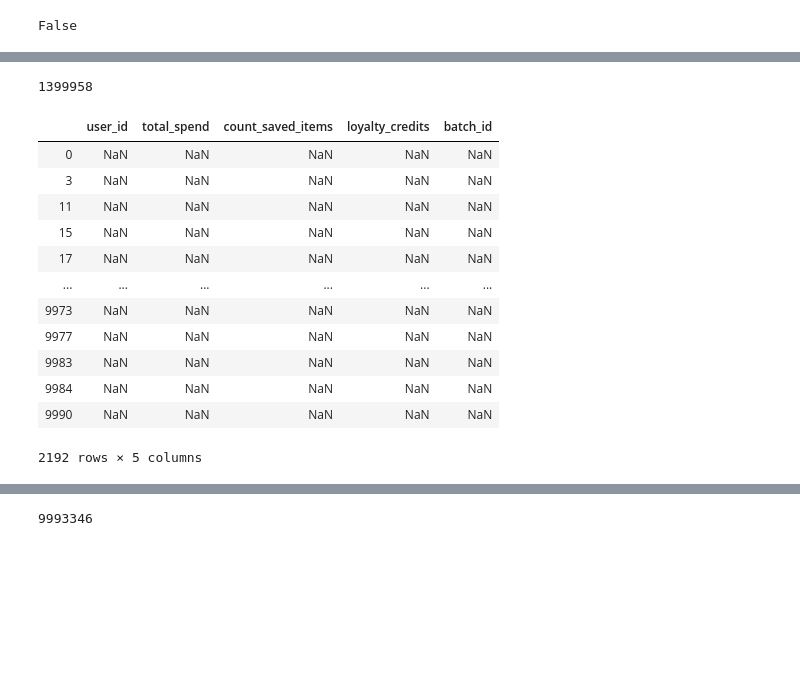
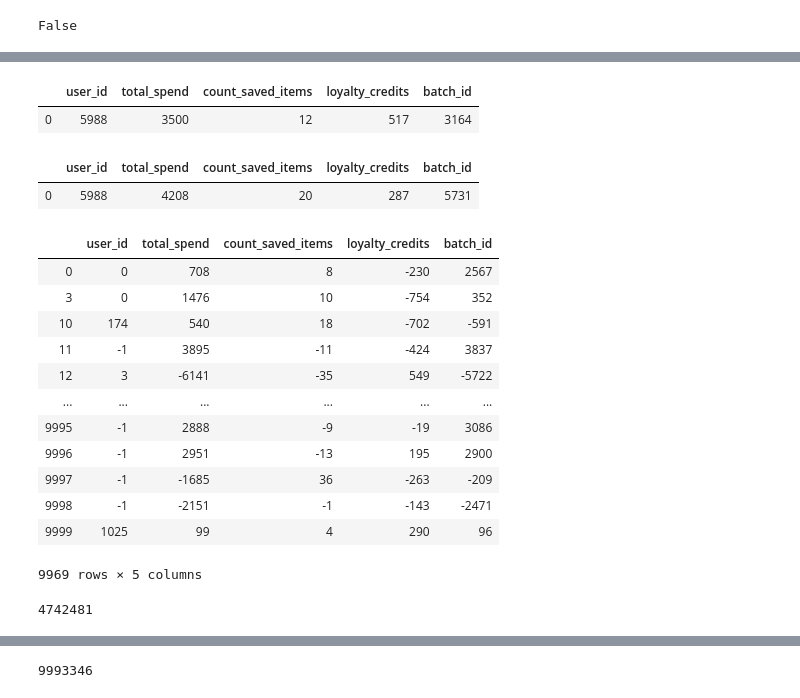
Before and after one commit to irenebratsis/Thinkful, a Jupyter notebook: Action IQ Take Home.ipynb, the cells around one changed output, grey strips where cells are left out. Saved outputs shown, nothing was run; the diff lists cells and outputs as text; code cells hidden in the pictures; blank space fills up the shorter version.

```diff
--- a/Action IQ Take Home.ipynb
+++ b/Action IQ Take Home.ipynb
@@ -135,25 +119,34 @@ difference = J_User_Summary[~AIQ_User_Summary['total_spend'].isin(J_User_Summary
-# %%
-difference_total = difference['total_spend'].sum()
-
-print (difference_total)
-# %% [output]
-1399958
 # %%
 df1 = J_User_Summary
 df2 = AIQ_User_Summary
-# %%
-df2[~df1['total_spend'].isin(df2['total_spend'])].dropna() - df1[~df2['total_spend'].isin(df1['total_spend'])].dropna()
-# %% [output]
-|  | user_id | total_spend | count_saved_items | loyalty_credits | batch_id |
-| 0 | NaN | NaN | NaN | NaN | NaN |
-| 3 | NaN | NaN | NaN | NaN | NaN |
-| 11 | NaN | NaN | NaN | NaN | NaN |
-| 15 | NaN | NaN | NaN | NaN | NaN |
-| 17 | NaN | NaN | NaN | NaN | NaN |
-| ... | ... | ... | ... | ... | ... |
-| 9973 | NaN | NaN | NaN | NaN | NaN |
-| 9977 | NaN | NaN | NaN | NaN | NaN |
-| 9983 | NaN | NaN | NaN | NaN | NaN |
-| 9984 | NaN | NaN | NaN | NaN | NaN |
-| 9990 | NaN | NaN | NaN | NaN | NaN |
-2192 rows × 5 columns
+# %%
+df2.head(1)
+# %% [output]
+|  | user_id | total_spend | count_saved_items | loyalty_credits | batch_id |
+| 0 | 5988 | 3500 | 12 | 517 | 3164 |
+# %%
+df1.head(1)
+# %% [output]
+|  | user_id | total_spend | count_saved_items | loyalty_credits | batch_id |
+| 0 | 5988 | 4208 | 20 | 287 | 5731 |
+# %%
+intersection = pd.merge(df1.reset_index(), df2.reset_index(), on=['index','total_spend'], how='inner')
+df1[~df1.index.isin(intersection['index'])] - df2[~df2.index.isin(intersection['index'])]
+# %% [output]
+|  | user_id | total_spend | count_saved_items | loyalty_credits | batch_id |
+| 0 | 0 | 708 | 8 | -230 | 2567 |
+| 3 | 0 | 1476 | 10 | -754 | 352 |
+| 10 | 174 | 540 | 18 | -702 | -591 |
+| 11 | -1 | 3895 | -11 | -424 | 3837 |
+| 12 | 3 | -6141 | -35 | 549 | -5722 |
+| ... | ... | ... | ... | ... | ... |
+| 9995 | -1 | 2888 | -9 | -19 | 3086 |
+| 9996 | -1 | 2951 | -13 | 195 | 2900 |
+| 9997 | -1 | -1685 | 36 | -263 | -209 |
+| 9998 | -1 | -2151 | -1 | -143 | -2471 |
+| 9999 | 1025 | 99 | 4 | 290 | 96 |
+9969 rows × 5 columns
+# %%
+(df1[~df1.index.isin(intersection['index'])]['total_spend'] - df2[~df2.index.isin(intersection['index'])]['total_spend']).sum()
+# %% [output]
+4742481
```
Also changed, not shown: parts of 34 cells of this notebook.
